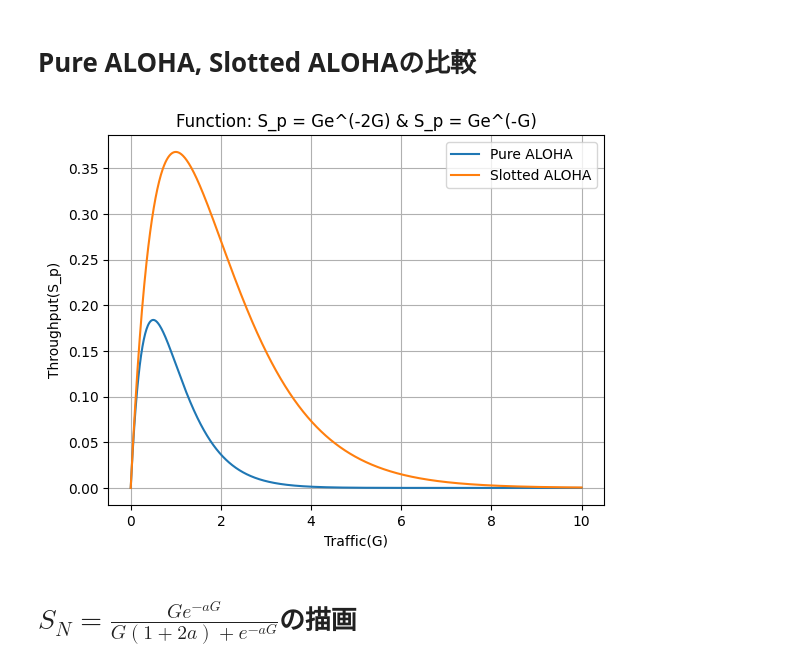
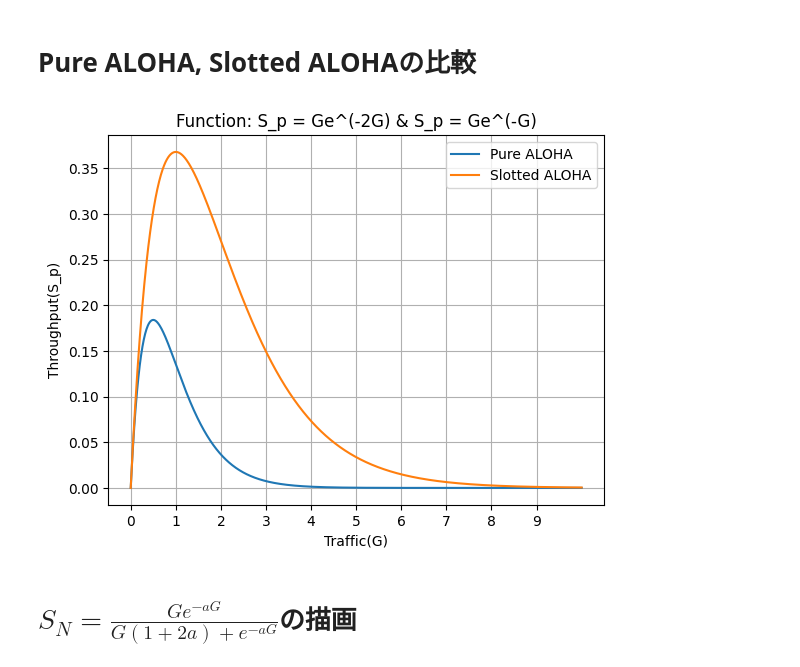
Before and after one commit to ryoww/seminar, a Jupyter notebook: telecomminucation/graph.ipynb, the cells around one changed output. Cells and saved outputs as stored; diff of their text form; code cells hidden in the pictures.

```diff
--- a/telecomminucation/graph.ipynb
+++ b/telecomminucation/graph.ipynb
@@ -61,32 +67,33 @@ plt.show()
 # %%
 import numpy as np
 import matplotlib.pyplot as plt
 
 def funcp(G):
     return G * np.exp(-2 * G)
 
 
 def funcs(G):
     return G * np.exp(-1 * G)
 
 # Gの値の範囲を指定
 G = np.linspace(0, 10, 1000)
 
 # 関数を計算
 S_p_p = funcp(G)
 S_p_s = funcs(G)
 
 # グラフを描画
 plt.plot(G, S_p_p, label= "Pure ALOHA")
 plt.plot(G, S_p_s, label= "Slotted ALOHA")
 plt.xlabel('Traffic(G)')
 plt.ylabel('Throughput(S_p)')
 plt.title('Function: S_p = Ge^(-2G) & S_p = Ge^(-G)')
+plt.xticks(np.arange(0, 10, step=1))
 plt.grid(True)
 plt.legend()
 plt.show()
 # %% [output]
-[figure, old version]
+[figure, new version]
 # %% [markdown]
 # $S_N = \frac{Ge^{-aG}}{G(1 + 2a) + e^{-aG}}$の描画
 # %%
```
Also changed, not shown: parts of 2 cells of this notebook, 2 other files.
